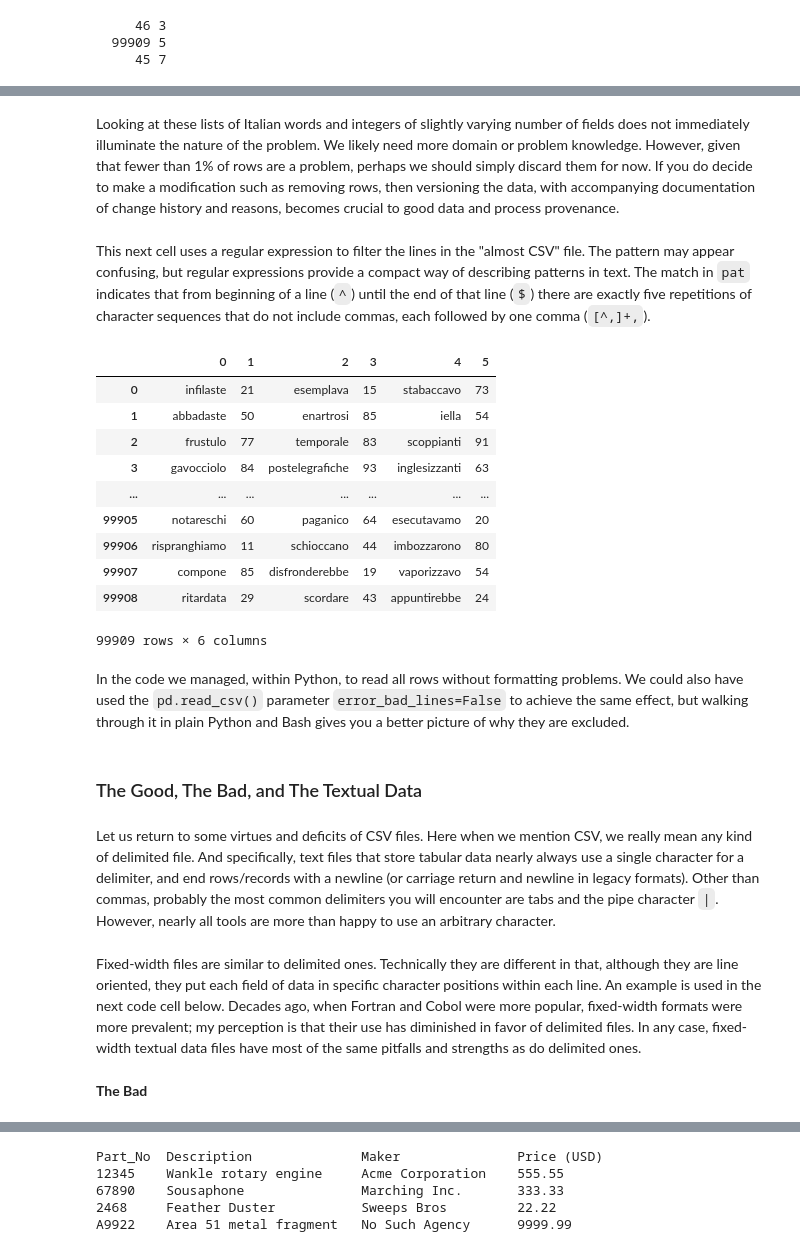
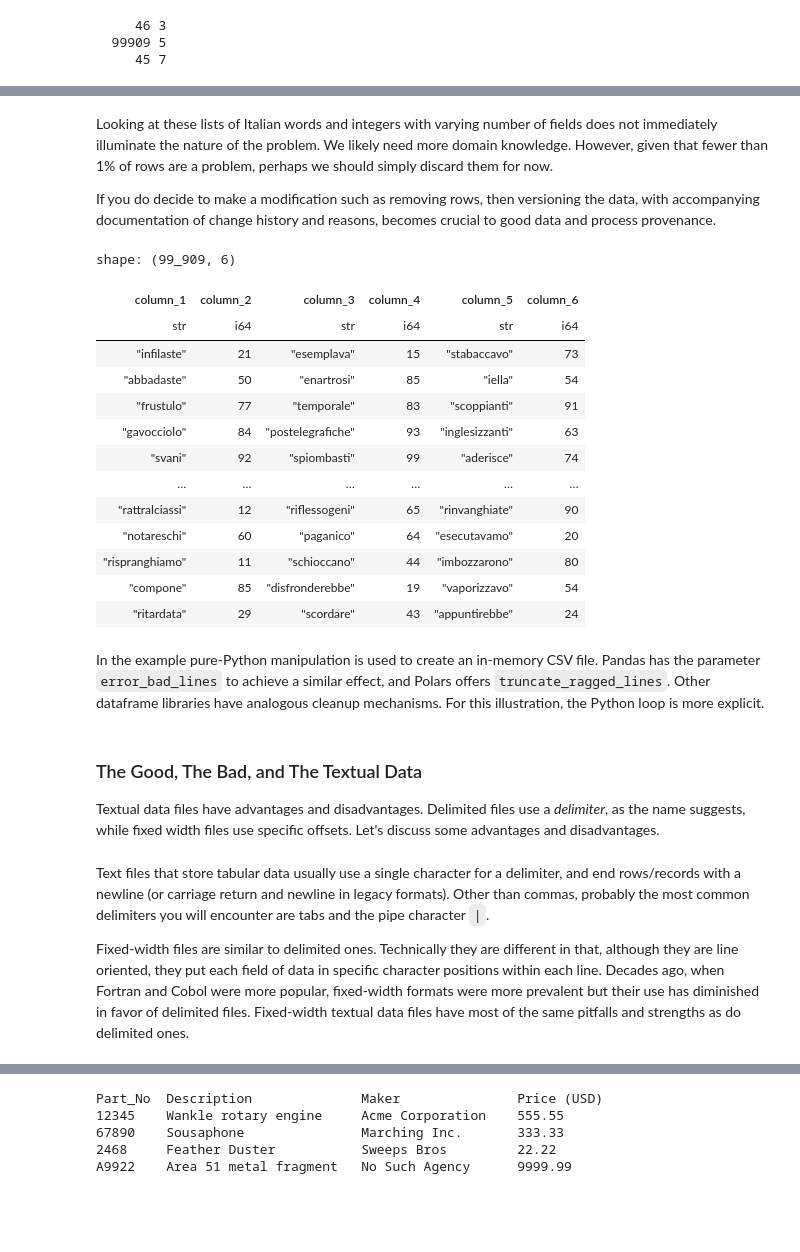
Before and after one commit to DavidMertz/CleaningDataVideo, a Jupyter notebook: Data_Ingestion-Tabular.ipynb, the cells around one changed output, grey strips where cells are left out. Saved outputs shown, nothing was run; the diff lists cells and outputs as text; code cells hidden in the pictures; blank space fills up the shorter version.

```diff
--- a/Data_Ingestion-Tabular.ipynb
+++ b/Data_Ingestion-Tabular.ipynb
@@ -176,34 +140,38 @@ grep -C1 -nP '^([^,]+,){7}' data/big-random.csv | head
 # %% [markdown]
-Looking at these lists of Italian words and integers of slightly varying number of fields does not immediately illuminate the nature of the problem.  We likely need more domain or problem knowledge.  However, given that fewer than 1% of rows are a problem, perhaps we should simply discard them for now.  If you do decide to make a modification such as removing rows, then versioning the data, with accompanying documentation of change history and reasons, becomes crucial to good data and process provenance.
+Looking at these lists of Italian words and integers with varying number of fields does not immediately illuminate the nature of the problem.  We likely need more domain knowledge.  However, given that fewer than 1% of rows are a problem, perhaps we should simply discard them for now.
+
+If you do decide to make a modification such as removing rows, then versioning the data, with accompanying documentation of change history and reasons, becomes crucial to good data and process provenance.
-# %% [markdown]
-This next cell uses a regular expression to filter the lines in the "almost CSV" file.  The pattern may appear confusing, but regular expressions provide a compact way of describing patterns in text.  The match in `pat` indicates that from beginning of a line (`^`) until the end of that line (`$`) there are exactly five repetitions of character sequences that do not include commas, each followed by one comma (`[^,]+,`).
-# %%
-import re
-pat = re.compile(r'^([^,]+,){5}[^,]*$')
-with open('data/big-random.csv') as fh:
-    lines = [l.strip().split(',')
-             for l in fh if re.match(pat, l)]
-pd.DataFrame(lines)
-# %% [output]
-|  | 0 | 1 | 2 | 3 | 4 | 5 |
-| 0 | infilaste | 21 | esemplava | 15 | stabaccavo | 73 |
-| 1 | abbadaste | 50 | enartrosi | 85 | iella | 54 |
-| 2 | frustulo | 77 | temporale | 83 | scoppianti | 91 |
-| 3 | gavocciolo | 84 | postelegrafiche | 93 | inglesizzanti | 63 |
-| ... | ... | ... | ... | ... | ... | ... |
-| 99905 | notareschi | 60 | paganico | 64 | esecutavamo | 20 |
-| 99906 | rispranghiamo | 11 | schioccano | 44 | imbozzarono | 80 |
-| 99907 | compone | 85 | disfronderebbe | 19 | vaporizzavo | 54 |
-| 99908 | ritardata | 29 | scordare | 43 | appuntirebbe | 24 |
-99909 rows × 6 columns
-# %% [markdown]
-In the code we managed, within Python, to read all rows without formatting problems.  We could also have used the `pd.read_csv()` parameter `error_bad_lines=False` to achieve the same effect, but walking through it in plain Python and Bash gives you a better picture of why they are excluded.
-# %% [markdown]
-### The Good, The Bad, and The Textual Data
+# %%
+import io
+buff = io.StringIO()
+for line in open('data/big-random.csv'):
+    if line.count(",") == 5:
+        buff.write(line)
+buff.seek(0)
+pl.read_csv(buff, has_header=False)
+# %% [output]
+shape: (99_909, 6)
+| column_1 | column_2 | column_3 | column_4 | column_5 | column_6 |
+| str | i64 | str | i64 | str | i64 |
+| "infilaste" | 21 | "esemplava" | 15 | "stabaccavo" | 73 |
+| "abbadaste" | 50 | "enartrosi" | 85 | "iella" | 54 |
+| "frustulo" | 77 | "temporale" | 83 | "scoppianti" | 91 |
+| "gavocciolo" | 84 | "postelegrafiche" | 93 | "inglesizzanti" | 63 |
+| "svani" | 92 | "spiombasti" | 99 | "aderisce" | 74 |
+| … | … | … | … | … | … |
+| "rattralciassi" | 12 | "riflessogeni" | 65 | "rinvanghiate" | 90 |
+| "notareschi" | 60 | "paganico" | 64 | "esecutavamo" | 20 |
+| "rispranghiamo" | 11 | "schioccano" | 44 | "imbozzarono" | 80 |
+| "compone" | 85 | "disfronderebbe" | 19 | "vaporizzavo" | 54 |
+| "ritardata" | 29 | "scordare" | 43 | "appuntirebbe" | 24 |
+# %% [markdown]
+In the example pure-Python manipulation is used to create an in-memory CSV file.  Pandas has the parameter `error_bad_lines` to achieve a similar effect, and Polars offers `truncate_ragged_lines`. Other dataframe libraries have analogous cleanup mechanisms. For this illustration, the Python loop is more explicit.
+# %% [markdown]
+### The Good, The Bad, and The Textual Data
+
+Textual data files have advantages and disadvantages. Delimited files use a *delimiter*, as the name suggests, while fixed width files use specific offsets. Let's discuss some advantages and disadvantages.
 # %% [markdown]
-Let us return to some virtues and deficits of CSV files.  Here when we mention CSV, we really mean any kind of delimited file.  And specifically, text files that store tabular data nearly always use a single character for a delimiter, and end rows/records with a newline (or carriage return and newline in legacy formats).  Other than commas, probably the most common delimiters you will encounter are tabs and the pipe character `|`.  However, nearly all tools are more than happy to use an arbitrary character.
+Text files that store tabular data usually use a single character for a delimiter, and end rows/records with a newline (or carriage return and newline in legacy formats).  Other than commas, probably the most common delimiters you will encounter are tabs and the pipe character `|`.
+
+Fixed-width files are similar to delimited ones.  Technically they are different in that, although they are line oriented, they put each field of data in specific character positions within each line. Decades ago, when Fortran and Cobol were more popular, fixed-width formats were more prevalent but their use has diminished in favor of delimited files.  Fixed-width textual data files have most of the same pitfalls and strengths as do delimited ones.
-# %% [markdown]
-Fixed-width files are similar to delimited ones.  Technically they are different in that, although they are line oriented, they put each field of data in specific character positions within each line.  An example is used in the next code cell below.  Decades ago, when Fortran and Cobol were more popular, fixed-width formats were more prevalent; my perception is that their use has diminished in favor of delimited files.  In any case, fixed-width textual data files have most of the same pitfalls and strengths as do delimited ones.
-# %% [markdown]
-**The Bad**
 # %% [markdown]
```
Also changed, not shown: parts of 137 cells of this notebook, 3 other files.
